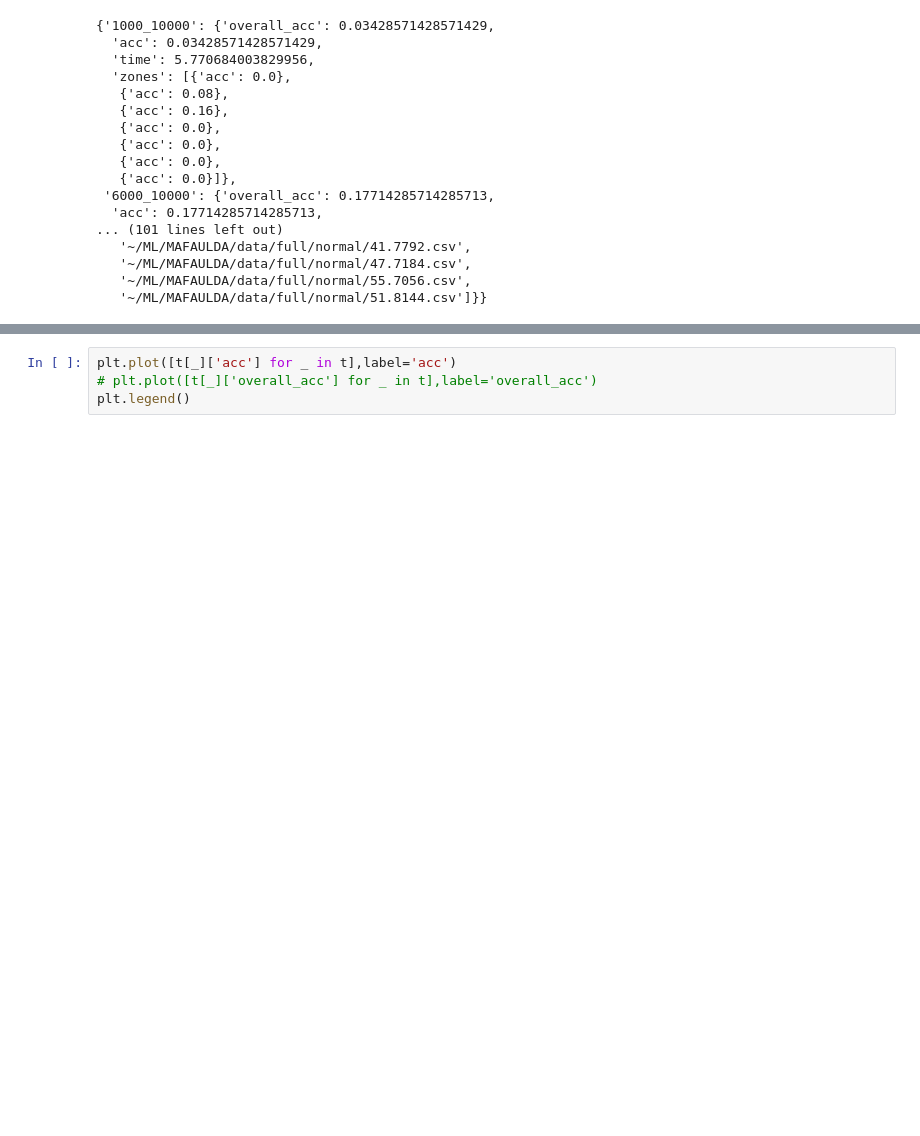
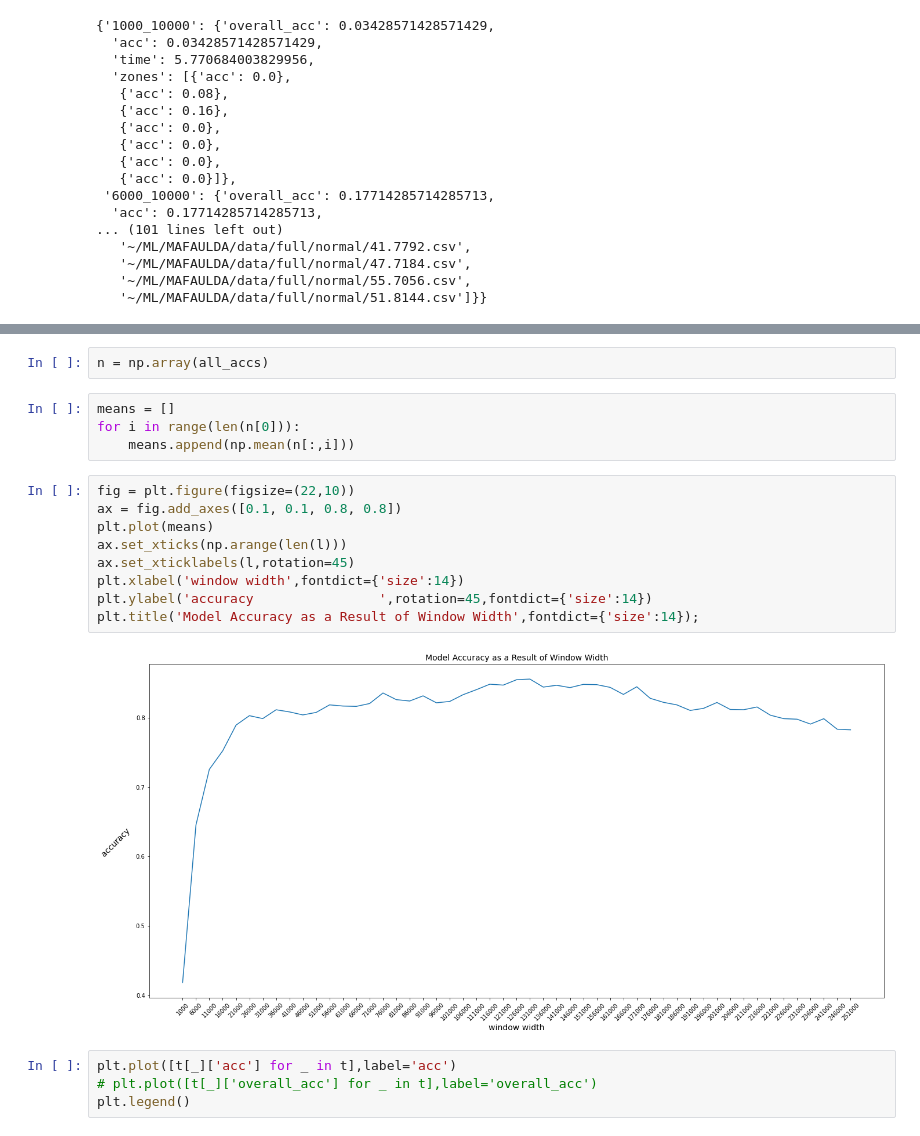
Before and after one commit to nprzybylski/window, a Jupyter notebook: sliding window.ipynb, the cells around one changed output, grey strips where cells are left out. Cells and saved outputs as stored; diff of their text form; blank space fills up the shorter version.

```diff
--- a/sliding window.ipynb
+++ b/sliding window.ipynb
@@ -1130,3 +1150,20 @@ t
+# %%
+n = np.array(all_accs)
+# %%
+means = []
+for i in range(len(n[0])):
+    means.append(np.mean(n[:,i]))
+# %%
+fig = plt.figure(figsize=(22,10))
+ax = fig.add_axes([0.1, 0.1, 0.8, 0.8])
+plt.plot(means)
+ax.set_xticks(np.arange(len(l)))
+ax.set_xticklabels(l,rotation=45)
+plt.xlabel('window width',fontdict={'size':14})
+plt.ylabel('accuracy                ',rotation=45,fontdict={'size':14})
+plt.title('Model Accuracy as a Result of Window Width',fontdict={'size':14});
+# %% [output]
+[figure, added]
 # %%
 plt.plot([t[_]['acc'] for _ in t],label='acc')
 # plt.plot([t[_]['overall_acc'] for _ in t],label='overall_acc')
```
Also changed, not shown: parts of 35 cells of this notebook, 4 other files.
